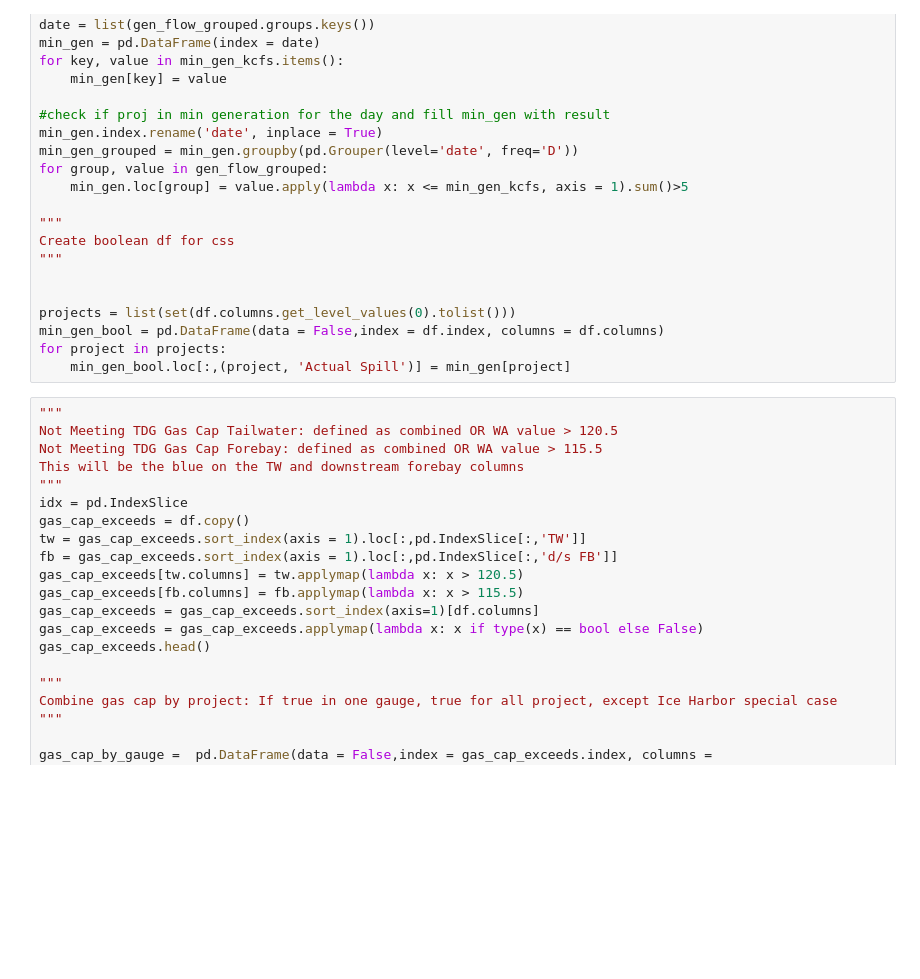
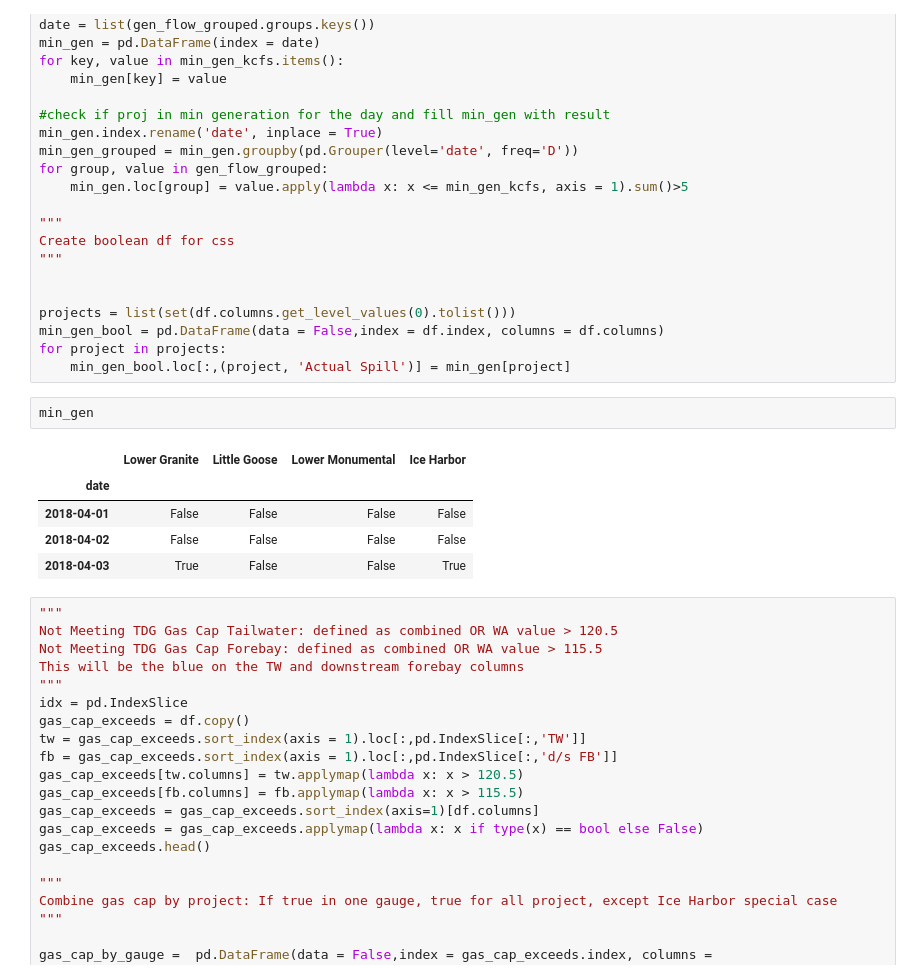
Before and after one commit to gunnarleffler/spill_vs_tdg, a Jupyter notebook: script/12hr/snake_river.ipynb, the cells around one changed output. Saved outputs shown, nothing was run; the diff lists cells and outputs as text; blank space fills up the shorter version.

```diff
--- a/script/12hr/snake_river.ipynb
+++ b/script/12hr/snake_river.ipynb
@@ -483,6 +483,14 @@ projects = list(set(df.columns.get_level_values(0).tolist()))
 min_gen_bool = pd.DataFrame(data = False,index = df.index, columns = df.columns)
 for project in projects:
     min_gen_bool.loc[:,(project, 'Actual Spill')] = min_gen[project]
+# %%
+min_gen
+# %% [output]
+|  | Lower Granite | Little Goose | Lower Monumental | Ice Harbor |
+| date |  |  |  |  |
+| 2018-04-01 | False | False | False | False |
+| 2018-04-02 | False | False | False | False |
+| 2018-04-03 | True | False | False | True |
 # %%
 """
 Not Meeting TDG Gas Cap Tailwater: defined as combined OR WA value > 120.5
```
